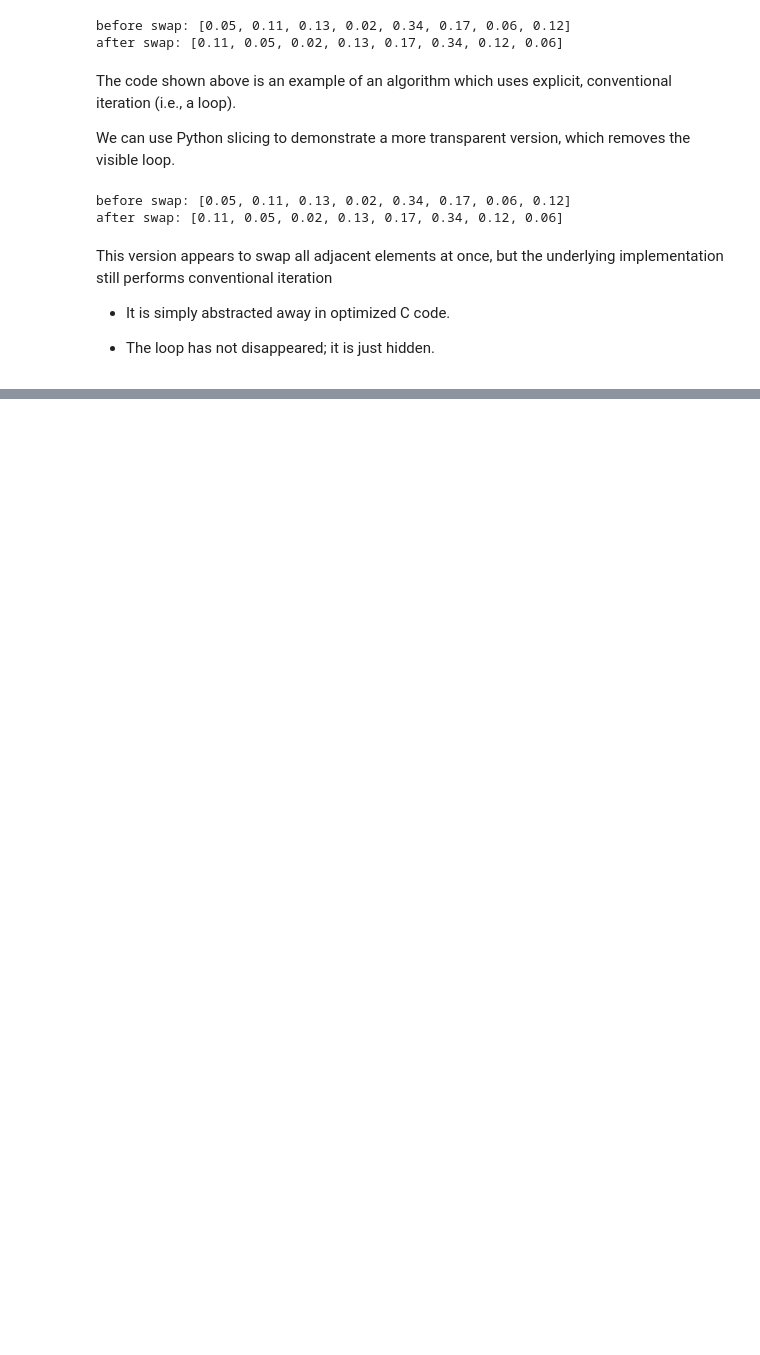
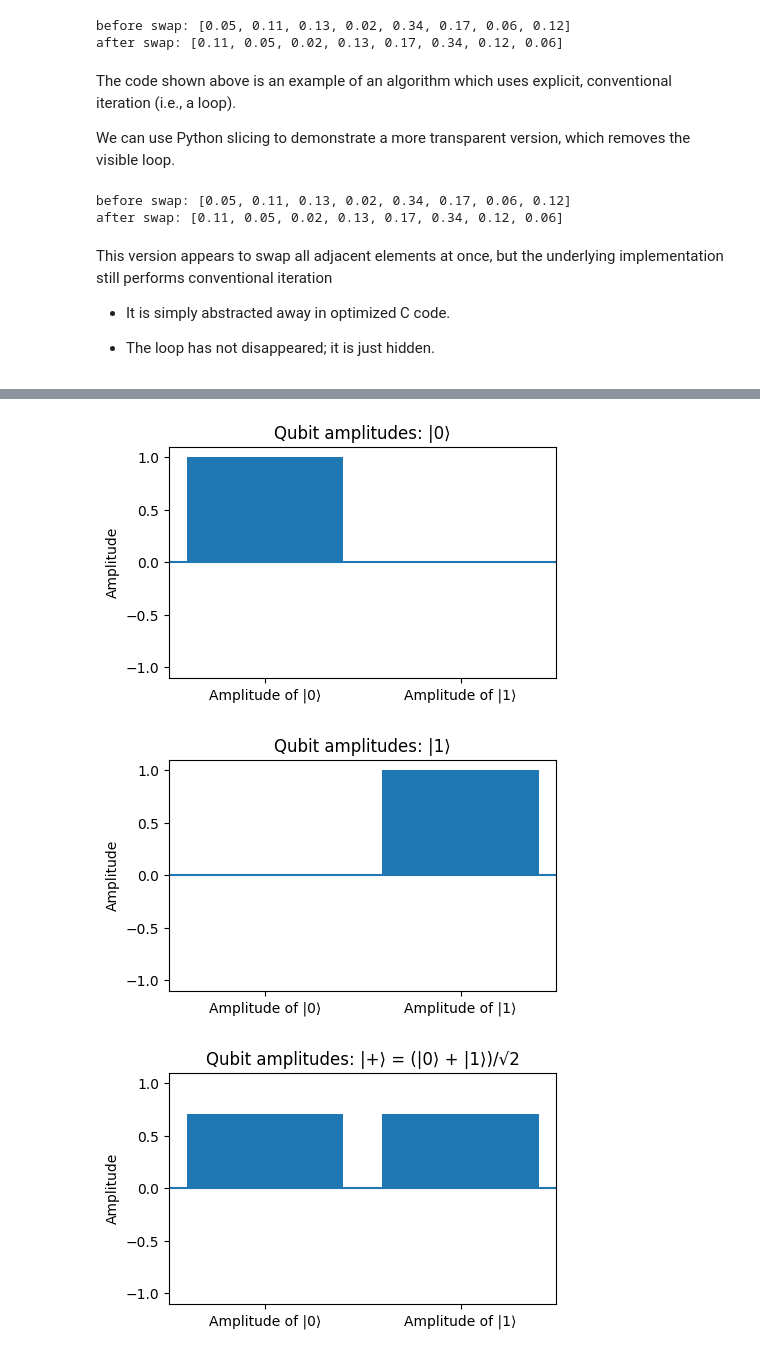
Before and after one commit to FSCJ-FacultyDev/WC26-SPII-QuantumWorkshop, a Jupyter notebook: QuantumWorkshop_Day1.ipynb, the cells around one changed output, grey strips where cells are left out. Drawn from its saved outputs; the diff is of its cells as text; code cells hidden in the pictures; blank space fills up the shorter version.

```diff
--- a/QuantumWorkshop_Day1.ipynb
+++ b/QuantumWorkshop_Day1.ipynb
@@ -261,0 +308,24 @@ Let's start by giving a clearer view of what a qubit is. To do this we need to c
+# %%
+import numpy as np
+import matplotlib.pyplot as plt
+
+# Example single-qubit states (real amplitudes for simplicity)
+states = {
+    "|0⟩": np.array([1, 0]),
+    "|1⟩": np.array([0, 1]),
+    "|+⟩ = (|0⟩ + |1⟩)/√2": np.array([1/np.sqrt(2), 1/np.sqrt(2)]),
+    "|−⟩ = (|0⟩ − |1⟩)/√2": np.array([1/np.sqrt(2), -1/np.sqrt(2)]),
+}
+
+for label, vec in states.items():
+    plt.figure(figsize=(5, 3))
+    plt.bar(["Amplitude of |0⟩", "Amplitude of |1⟩"], vec)
+    plt.ylim(-1.1, 1.1)
+    plt.axhline(0)
+    plt.title(f"Qubit amplitudes: {label}")
+    plt.ylabel("Amplitude")
+    plt.show()
+# %% [output]
+[figure, added]
+[figure, added]
+[figure, added]
```
Also changed, not shown: parts of 9 cells of this notebook, 9 other files.
